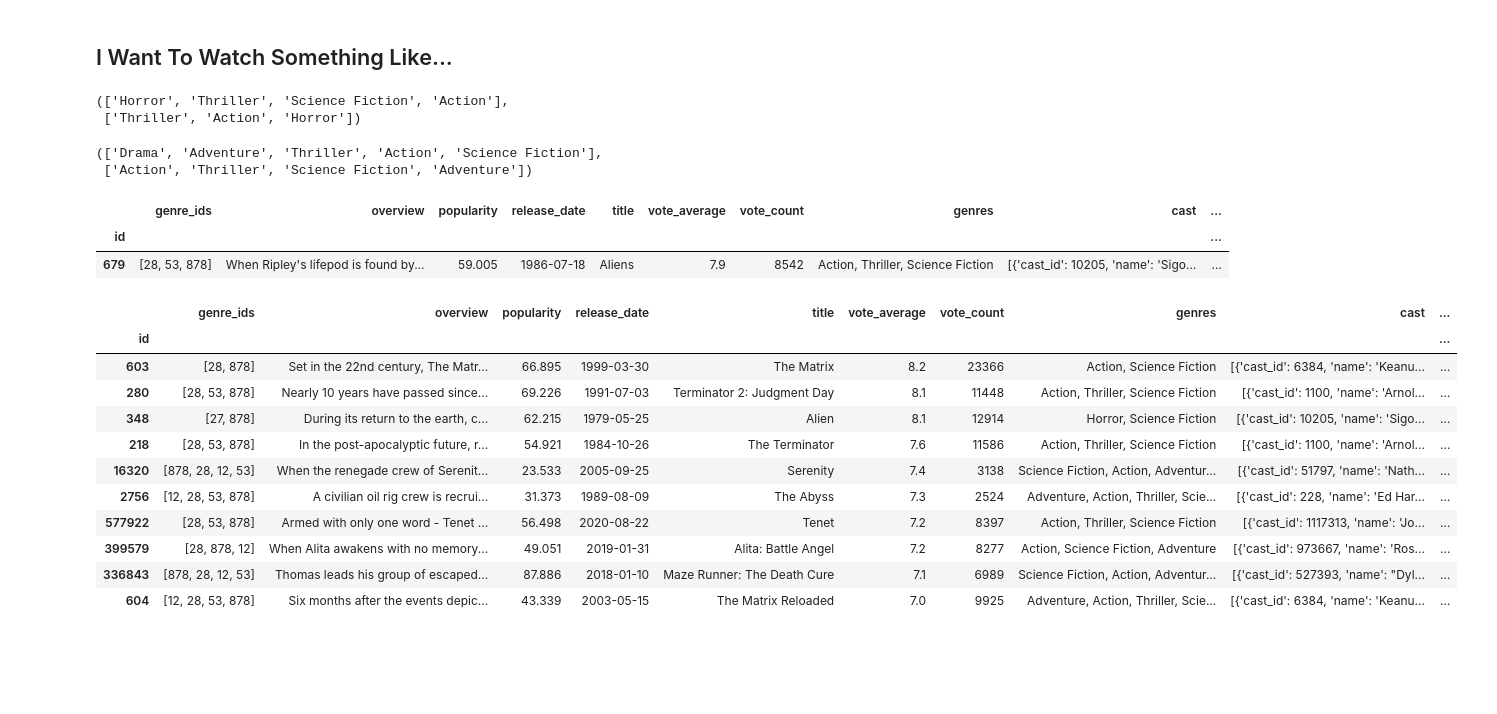
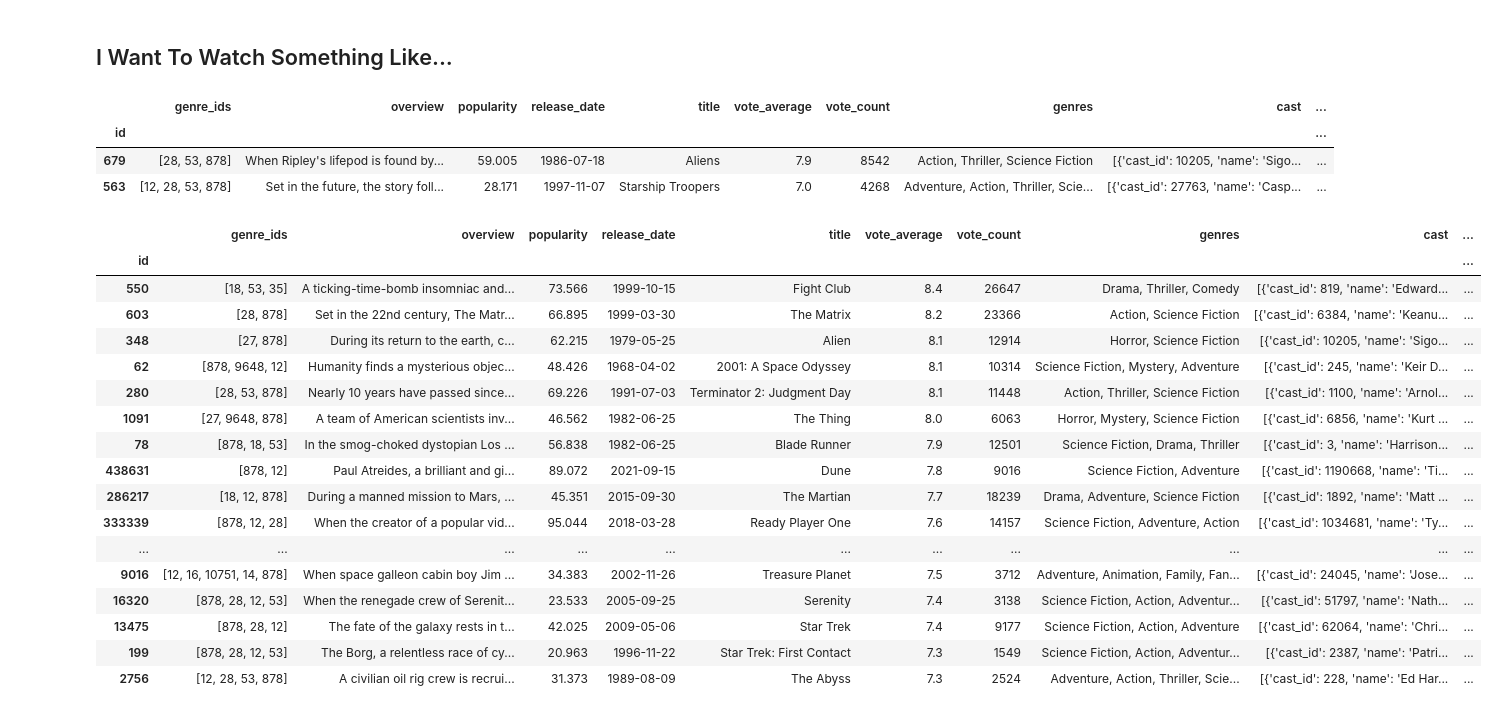
Before and after one commit to fadeeva/normal_projects, a Jupyter notebook: Popular_10000_movies_listed_on_TMDb/prsnt.ipynb, the cells around one changed output. Saved outputs shown, nothing was run; the diff lists cells and outputs as text; code cells hidden in the pictures; blank space fills up the shorter version.

```diff
--- a/Popular_10000_movies_listed_on_TMDb/prsnt.ipynb
+++ b/Popular_10000_movies_listed_on_TMDb/prsnt.ipynb
@@ -791,15 +740,3 @@ class Genres:
-# %%
-g = Genres(movies_df[movies_df['title'].isin(['Alien', 'Pitch Black'])])
-g.get_genres(), g.reduce_genres()
-# %% [output]
-(['Horror', 'Thriller', 'Science Fiction', 'Action'],
- ['Thriller', 'Action', 'Horror'])
-# %%
-g = Genres(movies_df[movies_df['title'].isin(['Interstellar', 'Pitch Black'])])
-g.get_genres(), g.reduce_genres()
-# %% [output]
-(['Drama', 'Adventure', 'Thriller', 'Action', 'Science Fiction'],
- ['Action', 'Thriller', 'Science Fiction', 'Adventure'])
 # %%
 class IWantToWatchSomethingLike:
     def __init__(self, i_like:list, MIN_VOTE_COUNT=1000, MIN_POPULARITY=14):
@@ -817,17 +754,8 @@ class IWantToWatchSomethingLike:
         self.cosine_similarity = vectors.get_cosine_similarity()
         self.idxs_cs = vectors.gather_idxs(self.cs_THRESHOLD)
 
-    def show_recommendation(self, amount=10, sorted_by='vote_average', reduce_genres=False)->pd.DataFrame:
+    def show_recommendation(self, amount=10, sorted_by='vote_average')->pd.DataFrame:
         recommendation = self.similar_movies.loc[self.idxs_cs]
-
-        if reduce_genres:
-            genres = Genres(self.like_df)
-            genres_list = genres.reduce_genres()
-
-            s = VECTORS['genres'].loc[recommendation.index]
-            s = s[s[list(set(GENRES)-set(genres_list))].sum(axis=1)==0][genres_list]
-
-            recommendation = recommendation.loc[s.index]
 
         if sorted_by in recommendation.columns and amount < recommendation.shape[0]:
             return recommendation.sort_values([sorted_by], ascending=False)[:amount]
@@ -853,25 +781,32 @@ class IWantToWatchSomethingLike:
     def show_more_similar(self)->pd.DataFrame:
         pass
 # %%
-what_to_watch = IWantToWatchSomethingLike(['Aliens'])
+what_to_watch = IWantToWatchSomethingLike(['Aliens', 'Starship Troopers'])
 what_to_watch.show_what_i_like()
 # %% [output]
 |  | genre_ids | overview | popularity | release_date | title | vote_average | vote_count | genres | cast | ... |
 | id |  |  |  |  |  |  |  |  |  | ... |
 | 679 | [28, 53, 878] | When Ripley's lifepod is found by... | 59.005 | 1986-07-18 | Aliens | 7.9 | 8542 | Action, Thriller, Science Fiction | [{'cast_id': 10205, 'name': 'Sigo... | ... |
+| 563 | [12, 28, 53, 878] | Set in the future, the story foll... | 28.171 | 1997-11-07 | Starship Troopers | 7.0 | 4268 | Adventure, Action, Thriller, Scie... | [{'cast_id': 27763, 'name': 'Casp... | ... |
 # %%
-what_to_watch.show_recommendation(amount=-1)
+what_to_watch.show_recommendation(sorted_by='vote_average', amount=20)
 # %% [output]
 |  | genre_ids | overview | popularity | release_date | title | vote_average | vote_count | genres | cast | ... |
 | id |  |  |  |  |  |  |  |  |  | ... |
+| 550 | [18, 53, 35] | A ticking-time-bomb insomniac and... | 73.566 | 1999-10-15 | Fight Club | 8.4 | 26647 | Drama, Thriller, Comedy | [{'cast_id': 819, 'name': 'Edward... | ... |
 | 603 | [28, 878] | Set in the 22nd century, The Matr... | 66.895 | 1999-03-30 | The Matrix | 8.2 | 23366 | Action, Science Fiction | [{'cast_id': 6384, 'name': 'Keanu... | ... |
+| 348 | [27, 878] | During its return to the earth, c... | 62.215 | 1979-05-25 | Alien | 8.1 | 12914 | Horror, Science Fiction | [{'cast_id': 10205, 'name': 'Sigo... | ... |
+| 62 | [878, 9648, 12] | Humanity finds a mysterious objec... | 48.426 | 1968-04-02 | 2001: A Space Odyssey | 8.1 | 10314 | Science Fiction, Mystery, Adventure | [{'cast_id': 245, 'name': 'Keir D... | ... |
 | 280 | [28, 53, 878] | Nearly 10 years have passed since... | 69.226 | 1991-07-03 | Terminator 2: Judgment Day | 8.1 | 11448 | Action, Thriller, Science Fiction | [{'cast_id': 1100, 'name': 'Arnol... | ... |
-| 348 | [27, 878] | During its return to the earth, c... | 62.215 | 1979-05-25 | Alien | 8.1 | 12914 | Horror, Science Fiction | [{'cast_id': 10205, 'name': 'Sigo... | ... |
-| 218 | [28, 53, 878] | In the post-apocalyptic future, r... | 54.921 | 1984-10-26 | The Terminator | 7.6 | 11586 | Action, Thriller, Science Fiction | [{'cast_id': 1100, 'name': 'Arnol... | ... |
+| 1091 | [27, 9648, 878] | A team of American scientists inv... | 46.562 | 1982-06-25 | The Thing | 8.0 | 6063 | Horror, Mystery, Science Fiction | [{'cast_id': 6856, 'name': 'Kurt ... | ... |
+| 78 | [878, 18, 53] | In the smog-choked dystopian Los ... | 56.838 | 1982-06-25 | Blade Runner | 7.9 | 12501 | Science Fiction, Drama, Thriller | [{'cast_id': 3, 'name': 'Harrison... | ... |
+| 438631 | [878, 12] | Paul Atreides, a brilliant and gi... | 89.072 | 2021-09-15 | Dune | 7.8 | 9016 | Science Fiction, Adventure | [{'cast_id': 1190668, 'name': 'Ti... | ... |
+| 286217 | [18, 12, 878] | During a manned mission to Mars, ... | 45.351 | 2015-09-30 | The Martian | 7.7 | 18239 | Drama, Adventure, Science Fiction | [{'cast_id': 1892, 'name': 'Matt ... | ... |
+| 333339 | [878, 12, 28] | When the creator of a popular vid... | 95.044 | 2018-03-28 | Ready Player One | 7.6 | 14157 | Science Fiction, Adventure, Action | [{'cast_id': 1034681, 'name': 'Ty... | ... |
+| ... | ... | ... | ... | ... | ... | ... | ... | ... | ... | ... |
+| 9016 | [12, 16, 10751, 14, 878] | When space galleon cabin boy Jim ... | 34.383 | 2002-11-26 | Treasure Planet | 7.5 | 3712 | Adventure, Animation, Family, Fan... | [{'cast_id': 24045, 'name': 'Jose... | ... |
 | 16320 | [878, 28, 12, 53] | When the renegade crew of Serenit... | 23.533 | 2005-09-25 | Serenity | 7.4 | 3138 | Science Fiction, Action, Adventur... | [{'cast_id': 51797, 'name': 'Nath... | ... |
+| 13475 | [878, 28, 12] | The fate of the galaxy rests in t... | 42.025 | 2009-05-06 | Star Trek | 7.4 | 9177 | Science Fiction, Action, Adventure | [{'cast_id': 62064, 'name': 'Chri... | ... |
+| 199 | [878, 28, 12, 53] | The Borg, a relentless race of cy... | 20.963 | 1996-11-22 | Star Trek: First Contact | 7.3 | 1549 | Science Fiction, Action, Adventur... | [{'cast_id': 2387, 'name': 'Patri... | ... |
 | 2756 | [12, 28, 53, 878] | A civilian oil rig crew is recrui... | 31.373 | 1989-08-09 | The Abyss | 7.3 | 2524 | Adventure, Action, Thriller, Scie... | [{'cast_id': 228, 'name': 'Ed Har... | ... |
-| 577922 | [28, 53, 878] | Armed with only one word - Tenet ... | 56.498 | 2020-08-22 | Tenet | 7.2 | 8397 | Action, Thriller, Science Fiction | [{'cast_id': 1117313, 'name': 'Jo... | ... |
-| 399579 | [28, 878, 12] | When Alita awakens with no memory... | 49.051 | 2019-01-31 | Alita: Battle Angel | 7.2 | 8277 | Action, Science Fiction, Adventure | [{'cast_id': 973667, 'name': 'Ros... | ... |
-| 336843 | [878, 28, 12, 53] | Thomas leads his group of escaped... | 87.886 | 2018-01-10 | Maze Runner: The Death Cure | 7.1 | 6989 | Science Fiction, Action, Adventur... | [{'cast_id': 527393, 'name': "Dyl... | ... |
-| 604 | [12, 28, 53, 878] | Six months after the events depic... | 43.339 | 2003-05-15 | The Matrix Reloaded | 7.0 | 9925 | Adventure, Action, Thriller, Scie... | [{'cast_id': 6384, 'name': 'Keanu... | ... |
 # %%
```
Also changed, not shown: parts of 10 cells of this notebook.
